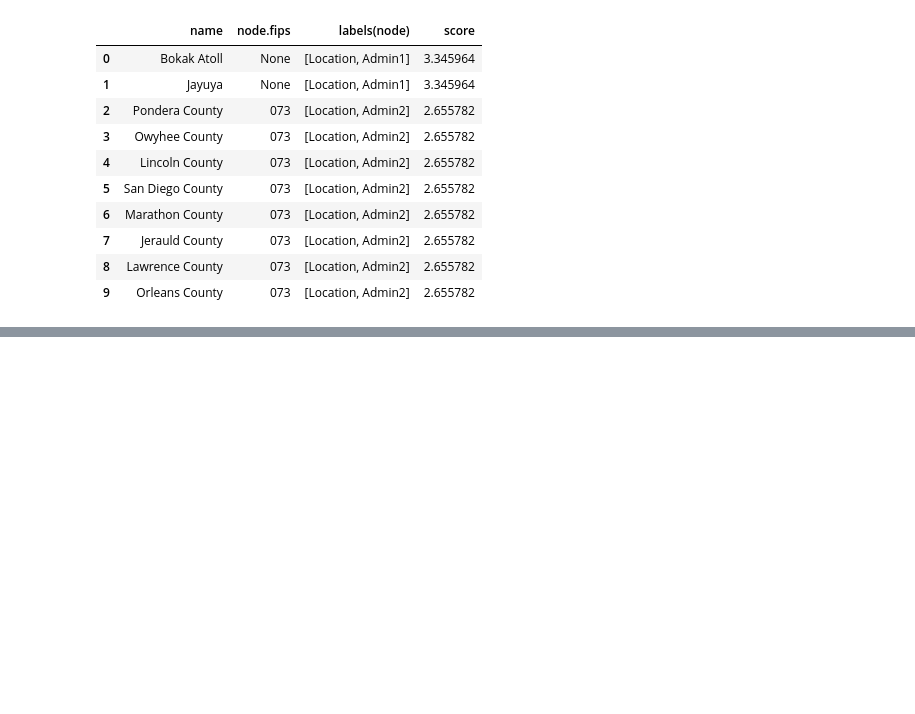
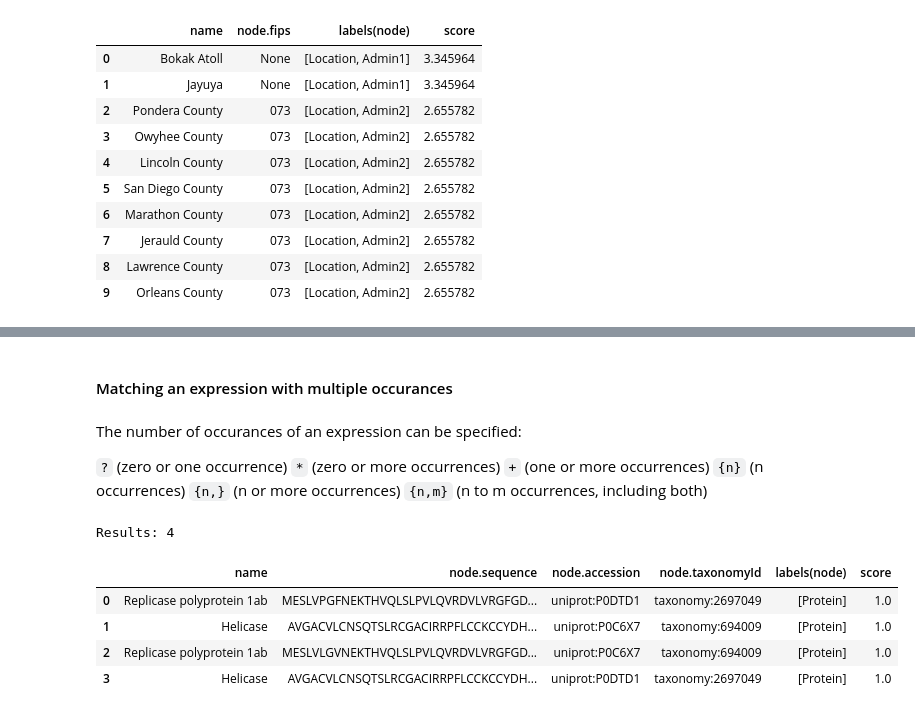
Before and after one commit to covid-19-net/covid-19-community, a Jupyter notebook: notebooks/queries/FulltextQuery.ipynb, the cells around one changed output, grey strips where cells are left out. Drawn from its saved outputs; the diff is of its cells as text; code cells hidden in the pictures; blank space fills up the shorter version.

```diff
--- a/notebooks/queries/FulltextQuery.ipynb
+++ b/notebooks/queries/FulltextQuery.ipynb
@@ -309,0 +400,29 @@ Results: 35
+# %% [markdown]
+#### Matching an expression with multiple occurances
+# %% [markdown]
+The number of occurances of an expression can be specified:
+
+`?` (zero or one occurrence) </br>
+`*` (zero or more occurrences) </br>
+`+` (one or more occurrences) </br>
+`{n}` (n occurrences) </br>
+`{n,}` (n or more occurrences) </br>
+`{n,m}` (n to m occurrences, including both) </br>
+# %%
+# This query searches for the subsequence AVGACVLCNSQTSLR by specifiying zero or more variable characters
+# at the beginning and end of a string.
+
+query = """
+CALL db.index.fulltext.queryNodes('sequences', '/.*AVGACVLCNSQTSLR.*/') YIELD node, score
+RETURN node.name AS name, node.sequence, node.accession, node.taxonomyId, labels(node), score
+"""
+df = graph.run(query).to_data_frame()
+print('Results:', df.shape[0])
+df.head()
+# %% [output]
+Results: 4
+|  | name | node.sequence | node.accession | node.taxonomyId | labels(node) | score |
+| 0 | Replicase polyprotein 1ab | MESLVPGFNEKTHVQLSLPVLQVRDVLVRGFGD... | uniprot:P0DTD1 | taxonomy:2697049 | [Protein] | 1.0 |
+| 1 | Helicase | AVGACVLCNSQTSLRCGACIRRPFLCCKCCYDH... | uniprot:P0C6X7 | taxonomy:694009 | [Protein] | 1.0 |
+| 2 | Replicase polyprotein 1ab | MESLVLGVNEKTHVQLSLPVLQVRDVLVRGFGD... | uniprot:P0C6X7 | taxonomy:694009 | [Protein] | 1.0 |
+| 3 | Helicase | AVGACVLCNSQTSLRCGACIRRPFLCCKCCYDH... | uniprot:P0DTD1 | taxonomy:2697049 | [Protein] | 1.0 |
```
Also changed, not shown: parts of 31 cells of this notebook.
